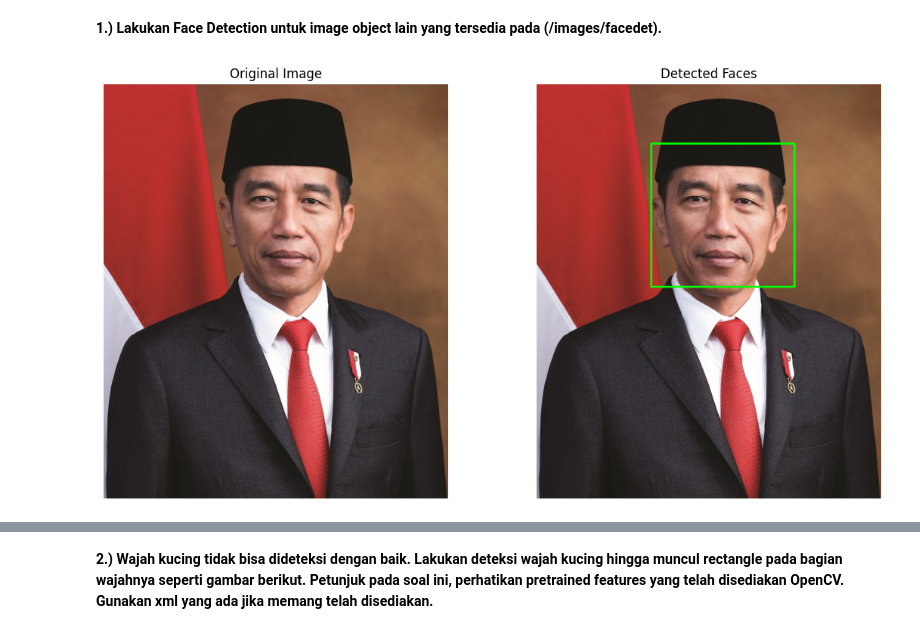
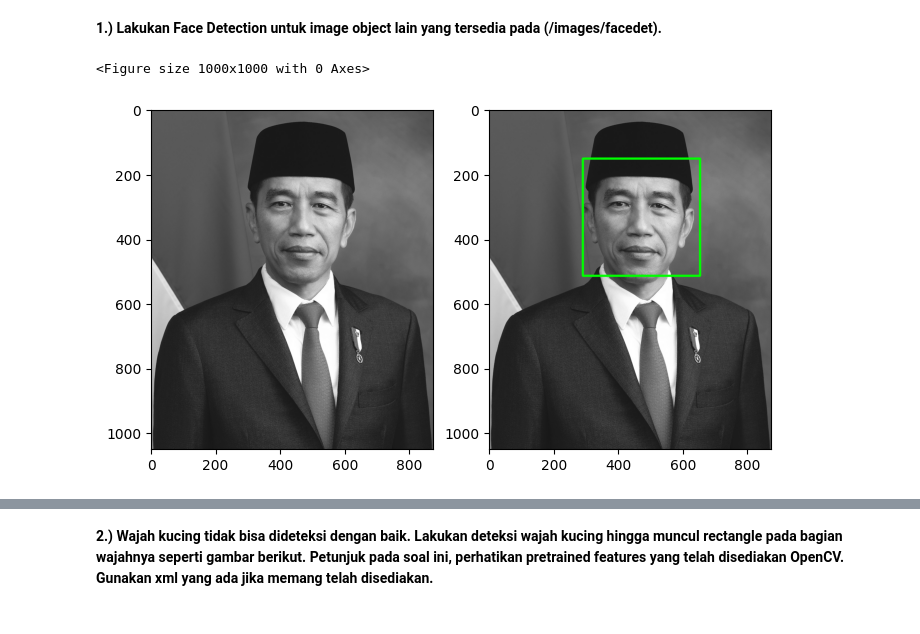
Before and after one commit to tasyasvdh09/PCVK_Genap_2023, a Jupyter notebook: PCVK_Modul_12.ipynb, the cells around one changed output, grey strips where cells are left out. Saved outputs shown, nothing was run; the diff lists cells and outputs as text; code cells hidden in the pictures.

```diff
--- a/PCVK_Modul_12.ipynb
+++ b/PCVK_Modul_12.ipynb
@@ -18,36 +18,20 @@ import matplotlib.pyplot as plt
 # %% [markdown]
 **1.) Lakukan Face Detection untuk image object lain yang tersedia pada (/images/facedet).**
 # %%
-cascade_wajah = cv2.CascadeClassifier('/content/drive/MyDrive/PCVK/fitur-facedet/haarcascade_frontalface_alt.xml')
+cascade_wajah = cv.CascadeClassifier('/content/drive/MyDrive/PCVK/fitur-facedet/haarcascade_frontalface_alt.xml')
 
-jokowi = cv2.imread('/content/drive/MyDrive/PCVK/images/jokowi.jpg')
+jokowi = cv.imread('/content/drive/MyDrive/PCVK/images/jokowi.jpg',0)
+jokowi_rgb = cv.cvtColor(jokowi, cv.COLOR_BGR2RGB)
+jokowi_fd = jokowi_rgb.copy()
 
-# Clone the original image for displaying the detected faces
-detected_faces = jokowi.copy()
-
-roi_wajah = cascade_wajah.detectMultiScale(jokowi)
-for (x, y, w, h) in roi_wajah:
-    cv2.rectangle(detected_faces, (x, y), (x+w, y+h), (0, 255, 0), 3)
-
-# Create subplots to display original and detected faces
-fig, axes = plt.subplots(1, 2, figsize=(12, 6))
-
-# Plot the original image
-plt.subplot(121)
-plt.imshow(cv2.cvtColor(jokowi, cv2.COLOR_BGR2RGB))
-plt.title('Original Image')
-plt.axis('off')
-
-# Plot the image with detected faces
-plt.subplot(122)
-plt.imshow(cv2.cvtColor(detected_faces, cv2.COLOR_BGR2RGB))
-plt.title('Detected Faces')
-plt.axis('off')
-
-# Adjust the spacing between subplots
-plt.tight_layout()
-
-# Show the plot
+fd_jokowi = cascade_wajah.detectMultiScale(jokowi_fd)
+for(x,y,w,h) in fd_jokowi:
+  cv.rectangle(jokowi_fd, (x,y),(x+w,y+h), (0,255,0), 5)
+plt.figure(figsize = (10,10))
+f, axarr = plt. subplots(1,2,figsize=(8,8))
+plt.subplot(121),plt.imshow(jokowi_rgb,cmap='gray')
+plt.subplot(122),plt.imshow(jokowi_fd,cmap='gray')
 plt.show()
 # %% [output]
+<Figure size 1000x1000 with 0 Axes>
-[figure, old version]
+[figure, new version]
```
Also changed, not shown: parts of 7 cells of this notebook.
